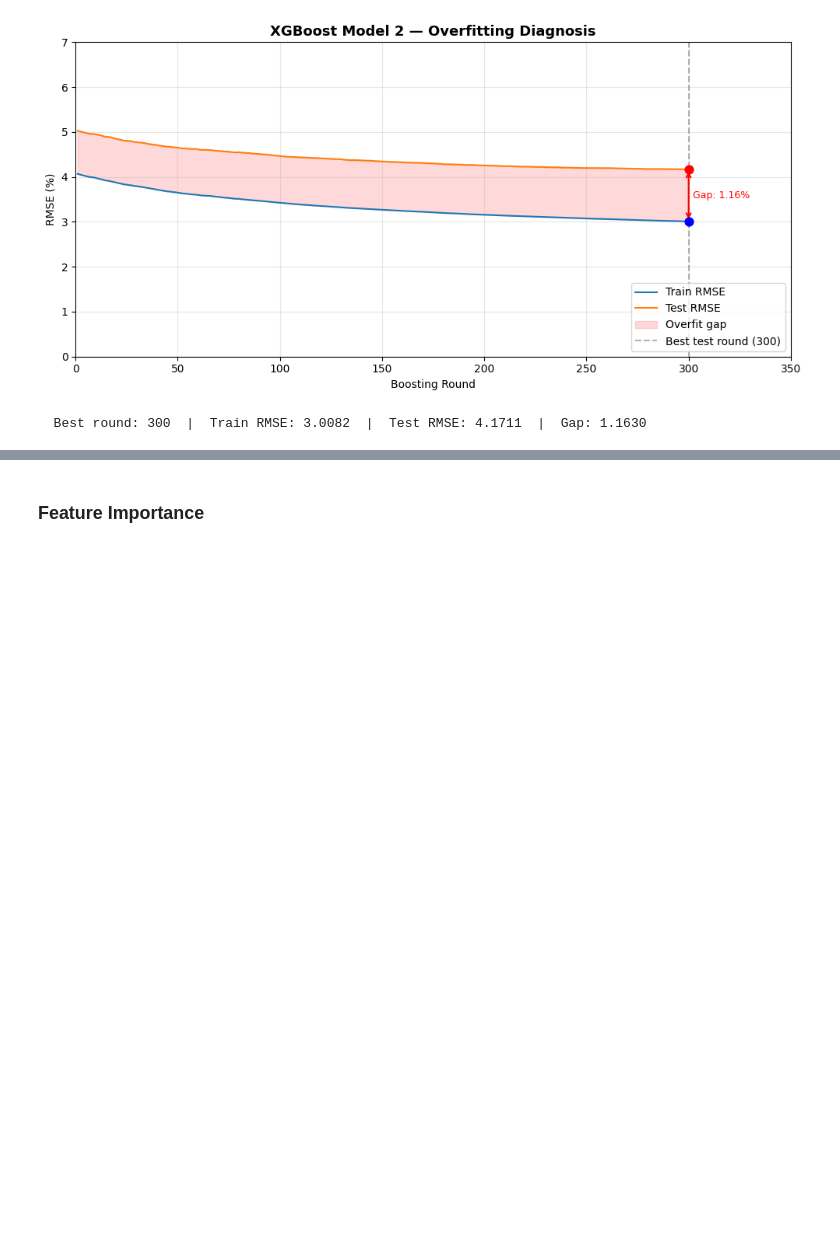
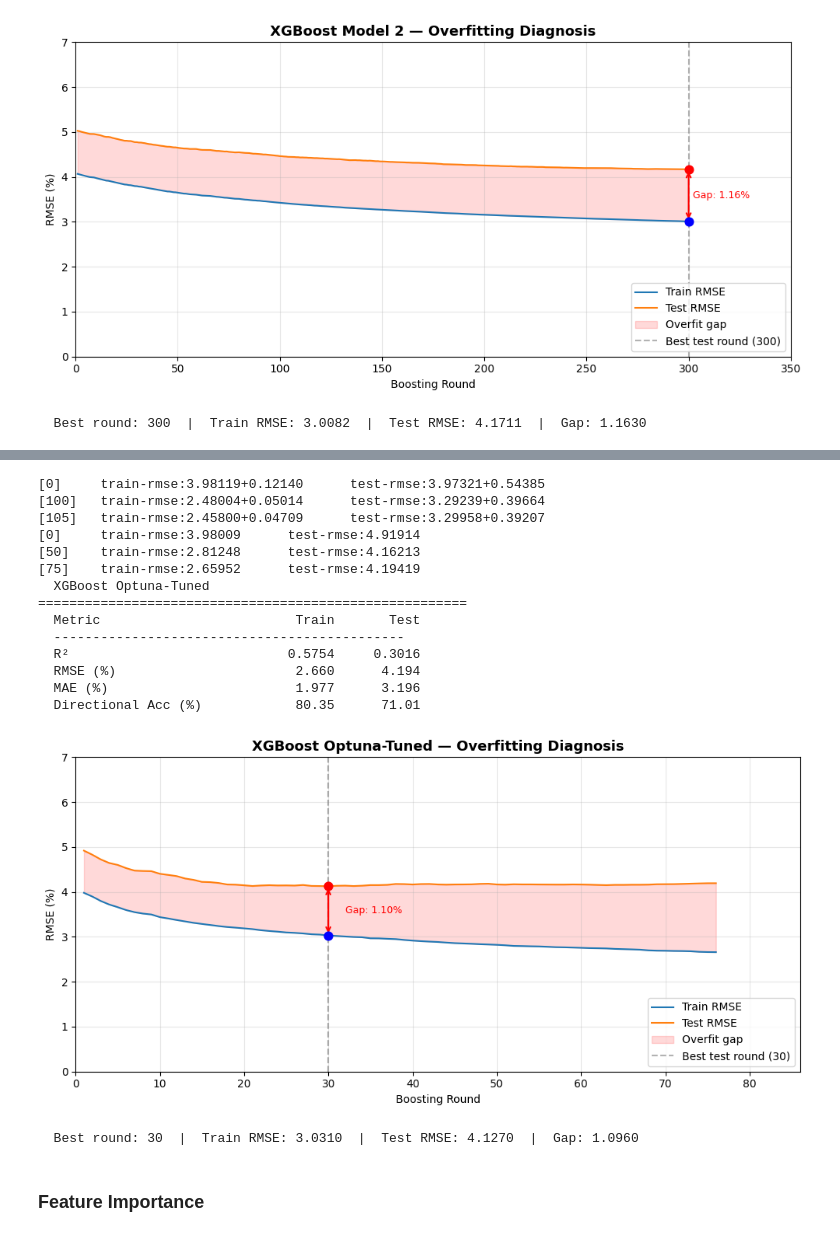
Before and after one commit to ashan-shashika/macroeconomic-impact-stock-ml, a Jupyter notebook: notebooks/07_XGBoost.ipynb, the cells around one changed output, grey strips where cells are left out. Saved outputs shown, nothing was run; the diff lists cells and outputs as text; code cells hidden in the pictures; blank space fills up the shorter version.

```diff
--- a/notebooks/07_XGBoost.ipynb
+++ b/notebooks/07_XGBoost.ipynb
@@ -231,3 +204,53 @@ plot_learning_curve(evals_result3, model_name="XGBoost Model 3")
+# %%
+best_params = study.best_params
+best_params["objective"] = "reg:squarederror"
+best_params["eval_metric"] = "rmse"
+
+# Re-run CV once more to get the optimal round count for these params
+cv_final = xgb.cv(
+    params=best_params,
+    dtrain=dtrain,
+    num_boost_round=2000,
+    nfold=5,
+    metrics="rmse",
+    early_stopping_rounds=30,
+    verbose_eval=100,
+)
+best_round = len(cv_final)
+
+evals_result_optuna = {}
+model_optuna = xgb.train(
+    params=best_params,
+    dtrain=dtrain,
+    num_boost_round=best_round,
+    evals=[(dtrain, "train"), (dtest, "test")],
+    evals_result=evals_result_optuna,
+    verbose_eval=50,
+)
+
+ev_tune = evaluate_model(
+        model_optuna, dtrain, y_train,
+        dtest, y_test, "XGBoost Optuna-Tuned"
+    )
+
+plot_learning_curve(evals_result_optuna, model_name="XGBoost Optuna-Tuned")
+# %% [output]
+[0]     train-rmse:3.98119+0.12140      test-rmse:3.97321+0.54385
+[100]   train-rmse:2.48004+0.05014      test-rmse:3.29239+0.39664
+[105]   train-rmse:2.45800+0.04709      test-rmse:3.29958+0.39207
+[0]     train-rmse:3.98009      test-rmse:4.91914
+[50]    train-rmse:2.81248      test-rmse:4.16213
+[75]    train-rmse:2.65952      test-rmse:4.19419
+  XGBoost Optuna-Tuned
+=======================================================
+  Metric                         Train       Test
+  ---------------------------------------------
+  R²                            0.5754     0.3016
+  RMSE (%)                       2.660      4.194
+  MAE (%)                        1.977      3.196
+  Directional Acc (%)            80.35      71.01
+[figure, added]
+  Best round: 30  |  Train RMSE: 3.0310  |  Test RMSE: 4.1270  |  Gap: 1.0960
 # %% [markdown]
 ### Feature Importance
 # %%
```
Also changed, not shown: parts of 6 cells of this notebook.
